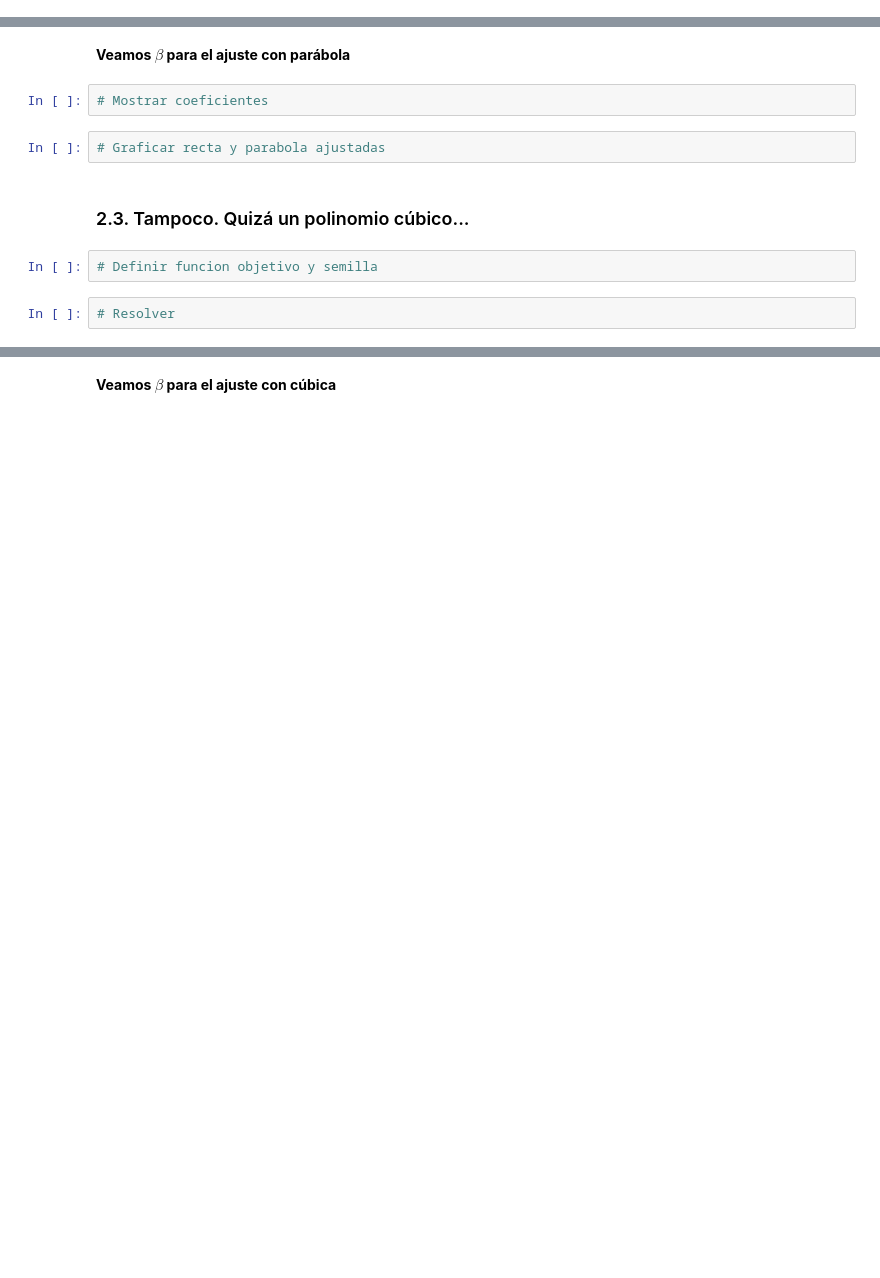
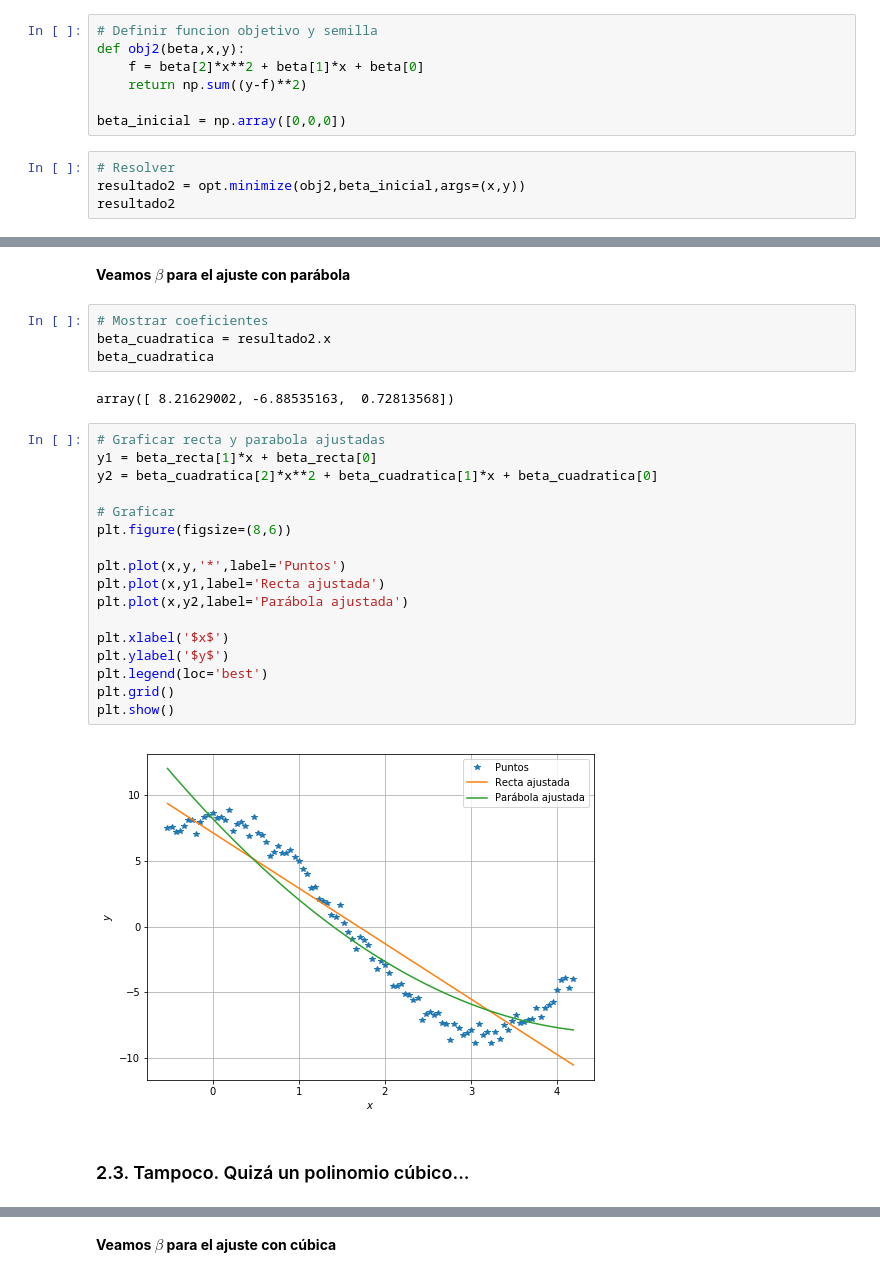
Before and after one commit to nt719581/SimMat2019-Verano, a Jupyter notebook: Módulo 1/Clase6_AjusteCurvas.ipynb, the cells around one changed output, grey strips where cells are left out. Cells and saved outputs as stored; diff of their text form; blank space fills up the shorter version.

```diff
--- a/Módulo 1/Clase6_AjusteCurvas.ipynb
+++ b/Módulo 1/Clase6_AjusteCurvas.ipynb
@@ -245,0 +360,11 @@ Ahora, considere el siguiente conjunto de datos...
+# %%
+# Definir funcion objetivo y semilla
+def obj2(beta,x,y):
+    f = beta[2]*x**2 + beta[1]*x + beta[0]
+    return np.sum((y-f)**2)
+
+beta_inicial = np.array([0,0,0])
+# %%
+# Resolver
+resultado2 = opt.minimize(obj2,beta_inicial,args=(x,y))
+resultado2
@@ -247,11 +385,28 @@ Ahora, considere el siguiente conjunto de datos...
 **Veamos $\beta$ para el ajuste con parábola**
 # %%
 # Mostrar coeficientes
+beta_cuadratica = resultado2.x
+beta_cuadratica
+# %% [output]
+array([ 8.21629002, -6.88535163,  0.72813568])
-# %%
-# Graficar recta y parabola ajustadas
+# %%
+# Graficar recta y parabola ajustadas
+y1 = beta_recta[1]*x + beta_recta[0]
+y2 = beta_cuadratica[2]*x**2 + beta_cuadratica[1]*x + beta_cuadratica[0]
+
+# Graficar
+plt.figure(figsize=(8,6))
+
+plt.plot(x,y,'*',label='Puntos')
+plt.plot(x,y1,label='Recta ajustada')
+plt.plot(x,y2,label='Parábola ajustada')
+
+plt.xlabel('$x$')
+plt.ylabel('$y$')
+plt.legend(loc='best')
+plt.grid()
+plt.show()
+# %% [output]
+[figure, added]
 # %% [markdown]
 ### 2.3. Tampoco. Quizá un polinomio cúbico...
-# %%
-# Definir funcion objetivo y semilla
-# %%
-# Resolver
```
Also changed, not shown: parts of 29 cells of this notebook.
